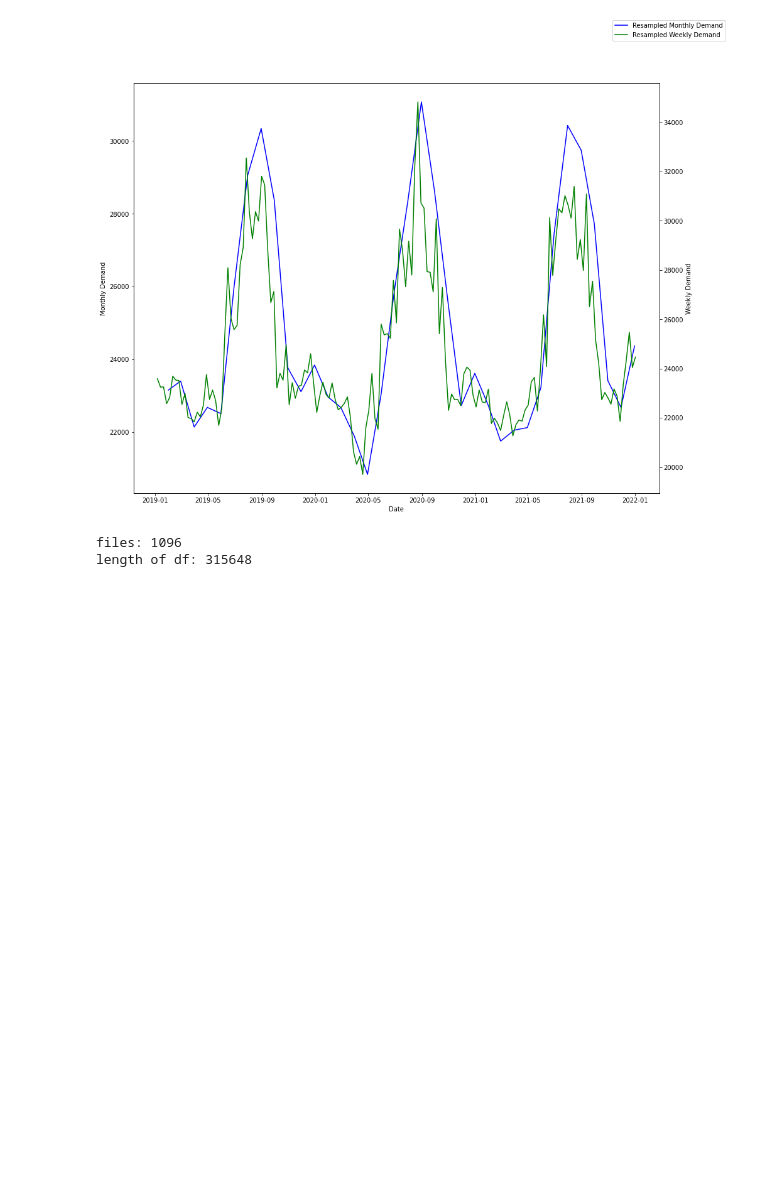
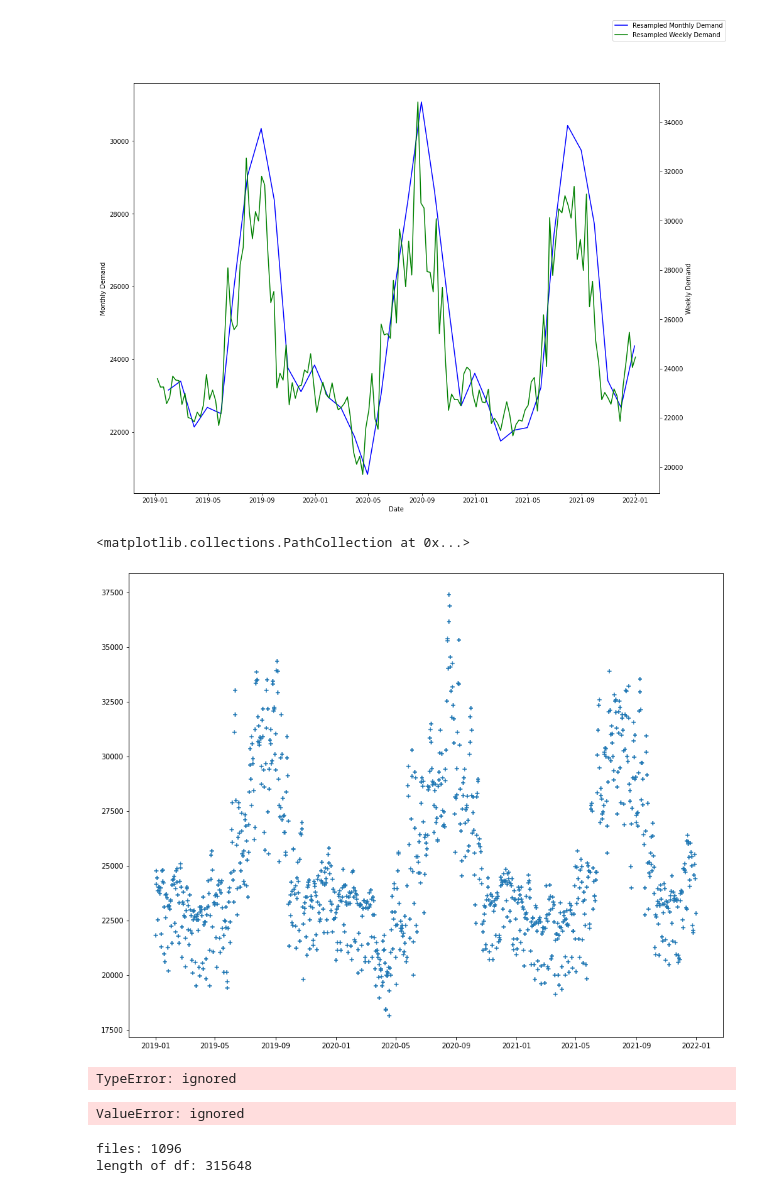
Before and after one commit to dairuinz/data_mining, a Jupyter notebook: data_mining_1.ipynb, the cells around one changed output. Cells and saved outputs as stored; diff of their text form; code cells hidden in the pictures; blank space fills up the shorter version.

```diff
--- a/data_mining_1.ipynb
+++ b/data_mining_1.ipynb
@@ -210,6 +309,40 @@ fig.legend(['Resampled Monthly Demand', 'Resampled Weekly Demand'], loc='upper r
 fig.show()
 # %% [output]
 [figure]
+# %%
+plt.figure(figsize=(15,12))
+plt.scatter(X,y, marker='+')
+# %% [output]
+<matplotlib.collections.PathCollection at 0x...>
+[figure, added]
+# %%
+from sklearn.model_selection import train_test_split
+
+
+X = df_daily.index
+y = df_daily.values
+
+X_train, X_test, y_train, y_test = train_test_split(X, y, test_size=0.2, random_state=42)
+# %% [output]
+TypeError: ignored
+# %%
+from sklearn.cluster import KMeans
+from sklearn.preprocessing import OneHotEncoder
+
+# enc = OneHotEncoder()
+# enc.fit(X_train)
+
+# km = KMeans(n_clusters=8)
+
+# km.fit_predict(str(X_train), y_train)
+
+from sklearn.svm import SVR
+
+SVReg = SVR(kernel='rbf')
+
+SVReg.fit(X_train.values.reshape(-1,1), y_train)
+# %% [output]
+ValueError: ignored
 # %%
 import pandas as pd
 import os
```
Also changed, not shown: parts of 10 cells of this notebook.
